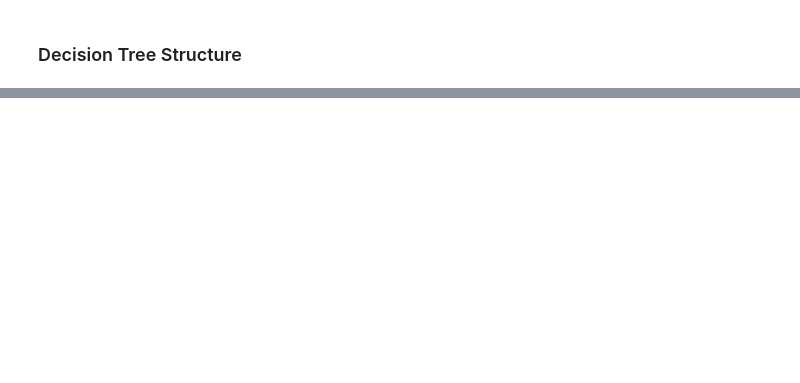
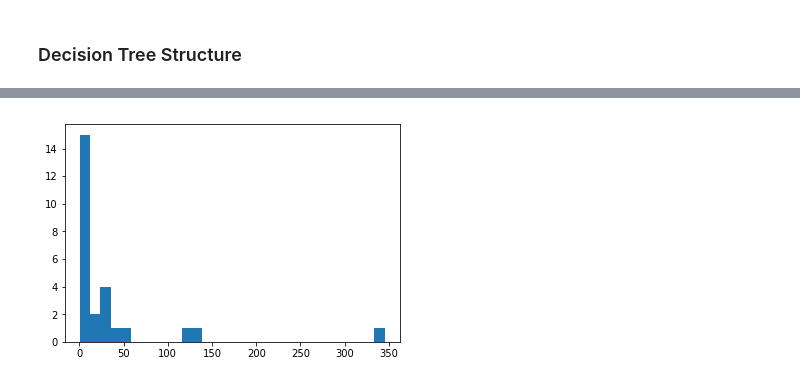
Before and after one commit to tlapusan/woodpecker, a Jupyter notebook: notebooks/DecisionTreeStructure.ipynb, the cells around one changed output, grey strips where cells are left out. Saved outputs shown, nothing was run; the diff lists cells and outputs as text; code cells hidden in the pictures; blank space fills up the shorter version.

```diff
--- a/notebooks/DecisionTreeStructure.ipynb
+++ b/notebooks/DecisionTreeStructure.ipynb
@@ -122,0 +142,4 @@ Name: 10, dtype: float64
+# %%
+dts.show_leaf_samples_distribution(bins=30)
+# %% [output]
+[figure, added]
```
Also changed, not shown: parts of 11 cells of this notebook, 1 other file.
